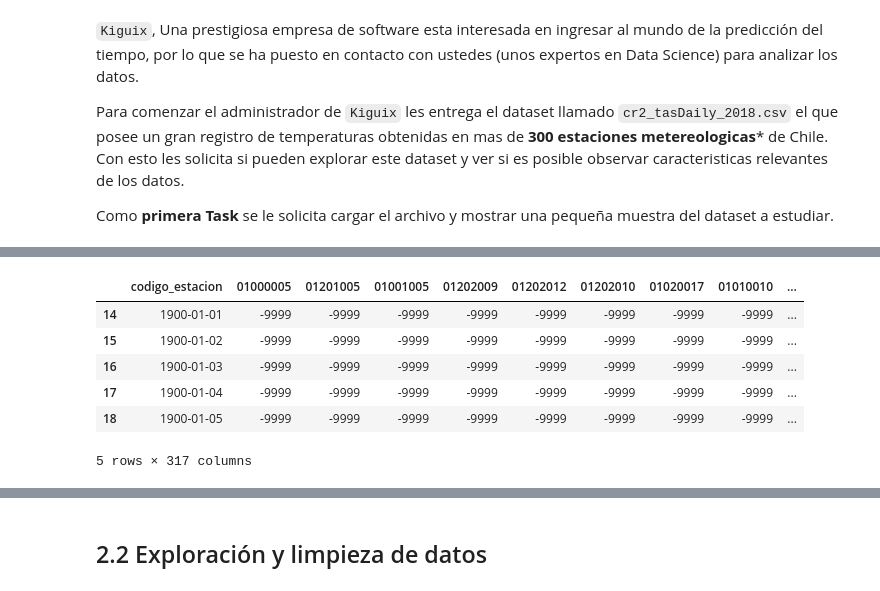
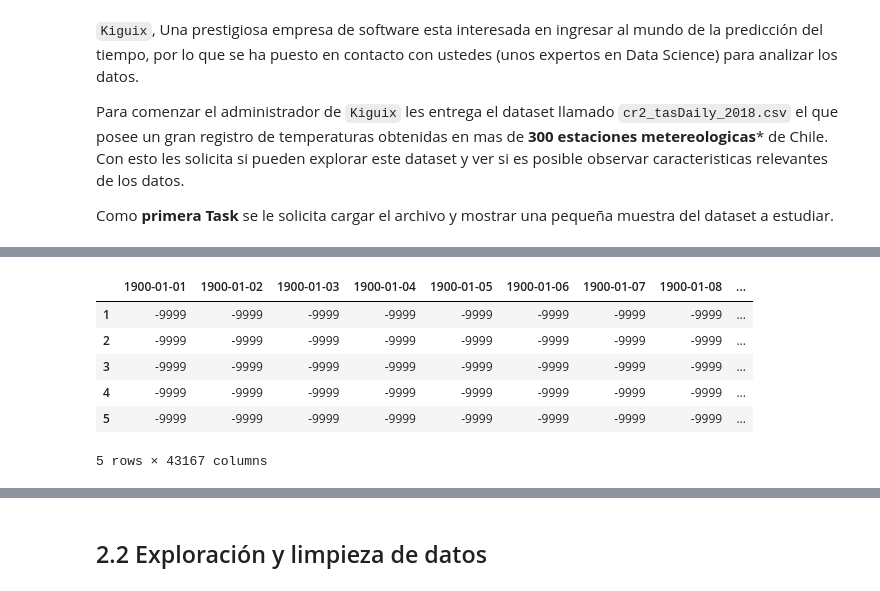
Before and after one commit to Johnny952/labDataScience, a Jupyter notebook: tarea1/Copia de Tarea_1.ipynb, the cells around one changed output, grey strips where cells are left out. Saved outputs shown, nothing was run; the diff lists cells and outputs as text; code cells hidden in the pictures.

```diff
--- a/tarea1/Copia de Tarea_1.ipynb
+++ b/tarea1/Copia de Tarea_1.ipynb
@@ -350,7 +89,7 @@
 Como **primera Task** se le solicita cargar el archivo y mostrar una pequeña muestra del dataset a estudiar.
 # %%
 #########################
-df = pd.read_csv('cr2_tasDaily_2018.csv', delimiter=',', low_memory=False)
+df = pd.read_csv('cr2_tasDaily_2018.csv', delimiter=',', header=None, low_memory=False).set_index(0).T
 print(df.head())
 #########################
 # %% [output]
@@ -393,10 +122,10 @@ df.iloc[:14, :]
 # %%
-df.iloc[14:, :].head()
+df.iloc[:, 15:].head()
 # %% [output]
-|  | codigo_estacion | 01000005 | 01201005 | 01001005 | 01202009 | 01202012 | 01202010 | 01020017 | 01010010 | ... |
-| 14 | 1900-01-01 | -9999 | -9999 | -9999 | -9999 | -9999 | -9999 | -9999 | -9999 | ... |
-| 15 | 1900-01-02 | -9999 | -9999 | -9999 | -9999 | -9999 | -9999 | -9999 | -9999 | ... |
-| 16 | 1900-01-03 | -9999 | -9999 | -9999 | -9999 | -9999 | -9999 | -9999 | -9999 | ... |
-| 17 | 1900-01-04 | -9999 | -9999 | -9999 | -9999 | -9999 | -9999 | -9999 | -9999 | ... |
-| 18 | 1900-01-05 | -9999 | -9999 | -9999 | -9999 | -9999 | -9999 | -9999 | -9999 | ... |
+|  | 1900-01-01 | 1900-01-02 | 1900-01-03 | 1900-01-04 | 1900-01-05 | 1900-01-06 | 1900-01-07 | 1900-01-08 | ... |
+| 1 | -9999 | -9999 | -9999 | -9999 | -9999 | -9999 | -9999 | -9999 | ... |
+| 2 | -9999 | -9999 | -9999 | -9999 | -9999 | -9999 | -9999 | -9999 | ... |
+| 3 | -9999 | -9999 | -9999 | -9999 | -9999 | -9999 | -9999 | -9999 | ... |
+| 4 | -9999 | -9999 | -9999 | -9999 | -9999 | -9999 | -9999 | -9999 | ... |
+| 5 | -9999 | -9999 | -9999 | -9999 | -9999 | -9999 | -9999 | -9999 | ... |
-5 rows × 317 columns
+5 rows × 43167 columns
```
Also changed, not shown: parts of 79 cells of this notebook.
